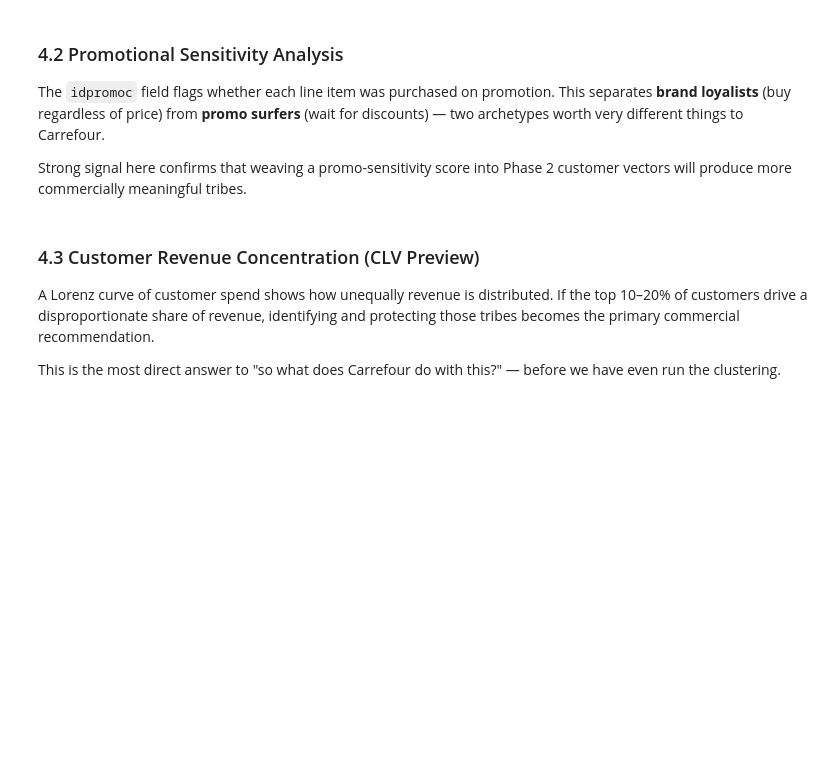
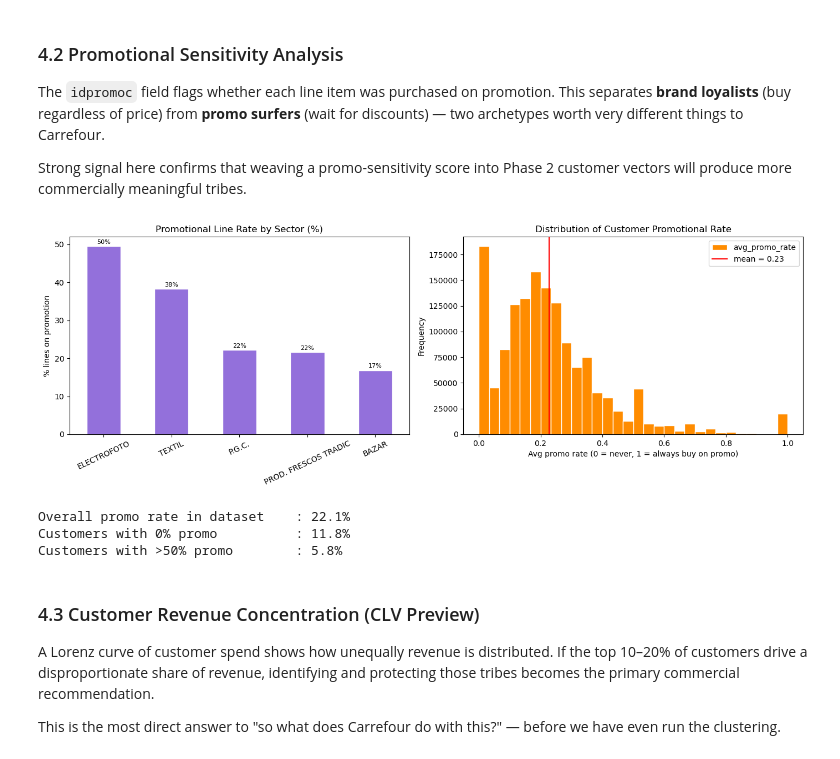
Before and after one commit to robsrot/carrefour_capstone, a Jupyter notebook: notebooks/02_mvp_pipeline.ipynb, the cells around one changed output. Cells and saved outputs as stored; diff of their text form; code cells hidden in the pictures; blank space fills up the shorter version.

```diff
--- a/notebooks/02_mvp_pipeline.ipynb
+++ b/notebooks/02_mvp_pipeline.ipynb
@@ -96,7 +96,7 @@ scan = df_tickets.select([
     pl.col("fecha").min().alias("date_min"),
     pl.col("fecha").max().alias("date_max"),
     pl.col("idempres").n_unique().alias("n_stores"),
-]).collect().row(0, named=True)
+]).collect(engine="streaming").row(0, named=True)
 
 n_raw = scan["n_rows"]
 
@@ -114,7 +114,7 @@ print()
 monthly_raw = (
     df_tickets.with_columns(pl.col("fecha").dt.strftime("%Y-%m").alias("month"))
               .group_by("month").agg(pl.len().alias("n"))
-              .sort("month").collect().to_pandas()
+              .sort("month").collect(engine="streaming").to_pandas()
 )
 print("Monthly transaction volume:")
 max_n = monthly_raw["n"].max()
@@ -349,7 +349,7 @@ post = df_combined.select([
     pl.col("ticket").n_unique().alias("n_tickets"),
     pl.col("desc_sector").null_count().alias("null_sectors"),
     pl.col("desc_larga_articulo").null_count().alias("null_names"),
-]).collect().row(0, named=True)
+]).collect(engine="streaming").row(0, named=True)
 
 print("Post-merge verification")
 print("-" * 60)
@@ -364,11 +364,17 @@ print(f"  Null product names                  : {post['null_names']:>12,}  {'OK'
 assert post["n_rows"] == pre["n_keep"], f"Row count mismatch: expected {pre['n_keep']:,}, got {post['n_rows']:,}"
 assert post["null_sectors"] == 0, "Orphaned products detected — some rows have no sector label after join"
 
-# ── save df_combined → data/processed (basis for all pipeline phases 1–4) ────
+# ── save df_combined → data/processed (skip if already saved) ─────────────────
 out_path = DATA_PROCESSED / "df_combined.parquet"
-print(f"\nSaving df_combined ({post['n_rows']:,} rows) to {out_path} ...")
-df_combined.sink_parquet(out_path, compression="zstd")
-print(f"Saved. File size: {out_path.stat().st_size / 1024 / 1024:.1f} MB")
+if not out_path.exists():
+    print(f"\nSaving df_combined ({post['n_rows']:,} rows) to {out_path} ...")
+    df_combined.sink_parquet(out_path, compression="zstd")
+    print(f"Saved. File size: {out_path.stat().st_size / 1024 / 1024:.1f} MB")
+else:
+    print(f"\nParquet already exists ({out_path.stat().st_size / 1024 / 1024:.1f} MB) — skipping re-save")
+
+# rebind to the clean saved parquet so downstream cells don't re-execute the raw pipeline
+df_combined = pl.scan_parquet(out_path)
 # %% [output]
 Post-merge verification
 ------------------------------------------------------------
@@ -481,34 +514,39 @@ promo_sector = (
         (pl.col("idpromoc") == "Promo").sum().alias("promo"),
     ])
     .with_columns((pl.col("promo").cast(pl.Float64) / pl.col("total") * 100).alias("promo_rate_pct"))
     .sort("promo_rate_pct", descending=True)
-    .collect()
+    .collect(engine="streaming")
     .to_pandas()
     .set_index("desc_sector")
 )
 
 fig, axes = plt.subplots(1, 2, figsize=(14, 5))
 promo_sector["promo_rate_pct"].plot.bar(ax=axes[0], color="mediumpurple", edgecolor="white",
     title="Promotional Line Rate by Sector (%)")
 axes[0].set_xlabel(""); axes[0].set_ylabel("% lines on promotion")
 axes[0].tick_params(axis="x", rotation=25)
 for bar in axes[0].patches:
     axes[0].text(bar.get_x() + bar.get_width()/2, bar.get_height() + 0.3,
                  f"{bar.get_height():.0f}%", ha="center", va="bottom", fontsize=8)
 cust_stats["avg_promo_rate"].plot.hist(
     bins=30, ax=axes[1], color="darkorange", edgecolor="white",
     title="Distribution of Customer Promotional Rate")
 axes[1].axvline(cust_stats["avg_promo_rate"].mean(), color="red", lw=1.5,
     label=f"mean = {cust_stats['avg_promo_rate'].mean():.2f}")
 axes[1].legend()
 axes[1].set_xlabel("Avg promo rate (0 = never, 1 = always buy on promo)")
 plt.tight_layout()
 plt.savefig(OUTPUTS / "eda_promo_analysis.png", dpi=120)
 plt.show()
 
 print(f"Overall promo rate in dataset    : {overall_promo_rate*100:.1f}%")
 print(f"Customers with 0% promo          : {(cust_stats['avg_promo_rate'] == 0).mean()*100:.1f}%")
 print(f"Customers with >50% promo        : {(cust_stats['avg_promo_rate'] > 0.5).mean()*100:.1f}%")
+# %% [output]
+[figure, added]
+Overall promo rate in dataset    : 22.1%
+Customers with 0% promo          : 11.8%
+Customers with >50% promo        : 5.8%
 # %% [markdown]
 ### 4.3 Customer Revenue Concentration (CLV Preview)
 
```
Also changed, not shown: parts of 10 cells of this notebook, 1 other file.
